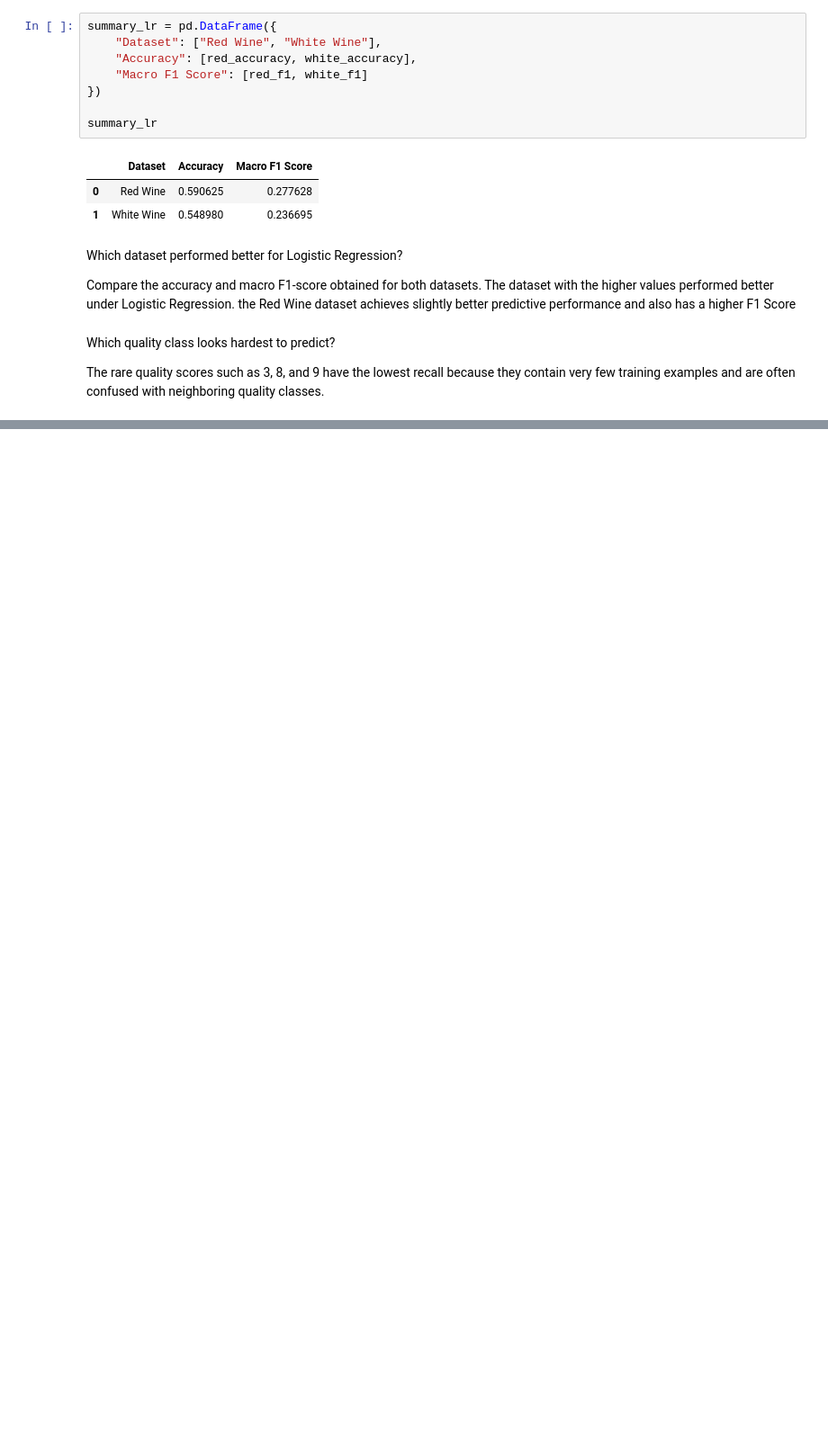
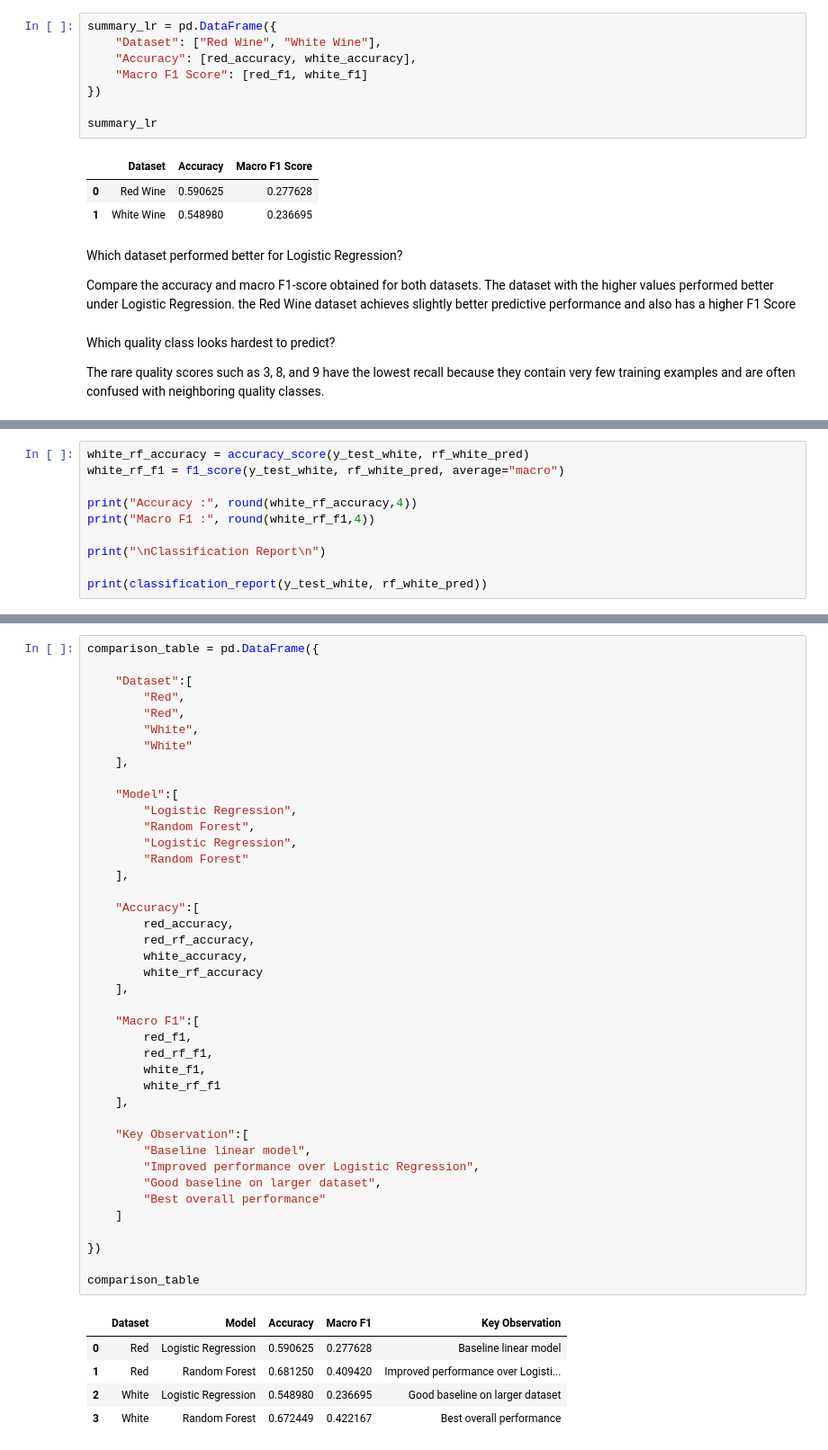
Before and after one commit to madhurmd/Wine_Quality_Comparative_Study, a Jupyter notebook: Wine_Quality_Comparative_Study_Madhur_Modi_Batch_3.ipynb, the cells around one changed output, grey strips where cells are left out. Shown at 90% size. Cells and saved outputs as stored; diff of their text form; blank space fills up the shorter version.

```diff
--- a/Wine_Quality_Comparative_Study_Madhur_Modi_Batch_3.ipynb
+++ b/Wine_Quality_Comparative_Study_Madhur_Modi_Batch_3.ipynb
@@ -460,0 +532,10 @@ The rare quality scores such as 3, 8, and 9 have the lowest recall because they
+# %%
+white_rf_accuracy = accuracy_score(y_test_white, rf_white_pred)
+white_rf_f1 = f1_score(y_test_white, rf_white_pred, average="macro")
+
+print("Accuracy :", round(white_rf_accuracy,4))
+print("Macro F1 :", round(white_rf_f1,4))
+
+print("\nClassification Report\n")
+
+print(classification_report(y_test_white, rf_white_pred))
@@ -460,0 +596,47 @@ The rare quality scores such as 3, 8, and 9 have the lowest recall because they
+# %%
+comparison_table = pd.DataFrame({
+
+    "Dataset":[
+        "Red",
+        "Red",
+        "White",
+        "White"
+    ],
+
+    "Model":[
+        "Logistic Regression",
+        "Random Forest",
+        "Logistic Regression",
+        "Random Forest"
+    ],
+
+    "Accuracy":[
+        red_accuracy,
+        red_rf_accuracy,
+        white_accuracy,
+        white_rf_accuracy
+    ],
+
+    "Macro F1":[
+        red_f1,
+        red_rf_f1,
+        white_f1,
+        white_rf_f1
+    ],
+
+    "Key Observation":[
+        "Baseline linear model",
+        "Improved performance over Logistic Regression",
+        "Good baseline on larger dataset",
+        "Best overall performance"
+    ]
+
+})
+
+comparison_table
+# %% [output]
+|  | Dataset | Model | Accuracy | Macro F1 | Key Observation |
+| 0 | Red | Logistic Regression | 0.590625 | 0.277628 | Baseline linear model |
+| 1 | Red | Random Forest | 0.681250 | 0.409420 | Improved performance over Logisti... |
+| 2 | White | Logistic Regression | 0.548980 | 0.236695 | Good baseline on larger dataset |
+| 3 | White | Random Forest | 0.672449 | 0.422167 | Best overall performance |
```
Also changed, not shown: parts of 12 cells of this notebook.
